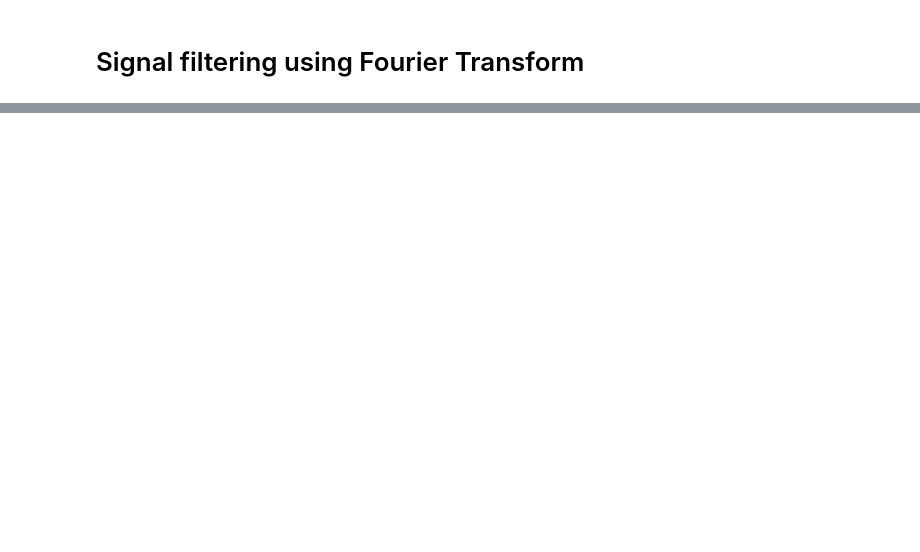
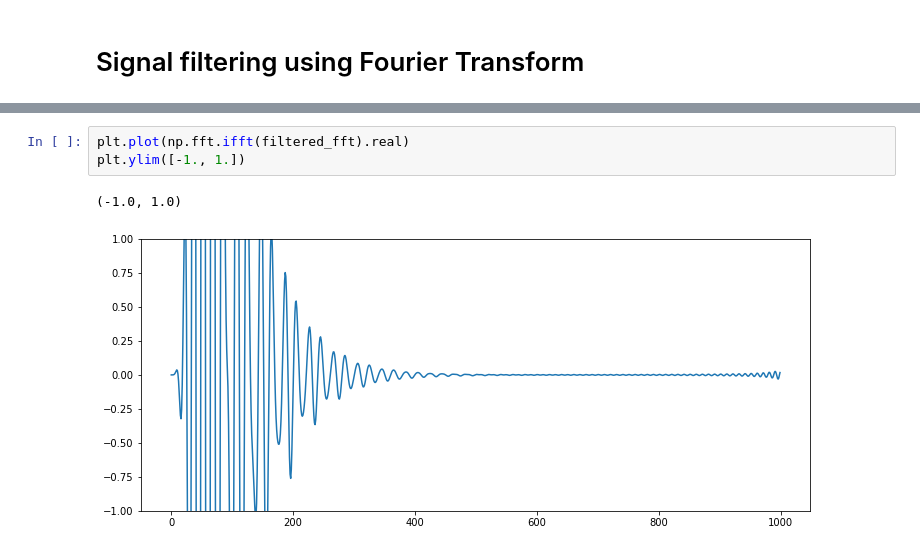
Before and after one commit to neuralsrg/Python-Projects, a Jupyter notebook: signal_processing/signal_filtering_fft.ipynb, the cells around one changed output, grey strips where cells are left out. Cells and saved outputs as stored; diff of their text form; blank space fills up the shorter version.

```diff
--- a/signal_processing/signal_filtering_fft.ipynb
+++ b/signal_processing/signal_filtering_fft.ipynb
@@ -51,0 +113,6 @@ plt.ylim([-10., 10.])
+# %%
+plt.plot(np.fft.ifft(filtered_fft).real)
+plt.ylim([-1., 1.])
+# %% [output]
+(-1.0, 1.0)
+[figure, added]
```
Also changed, not shown: parts of 11 cells of this notebook.
